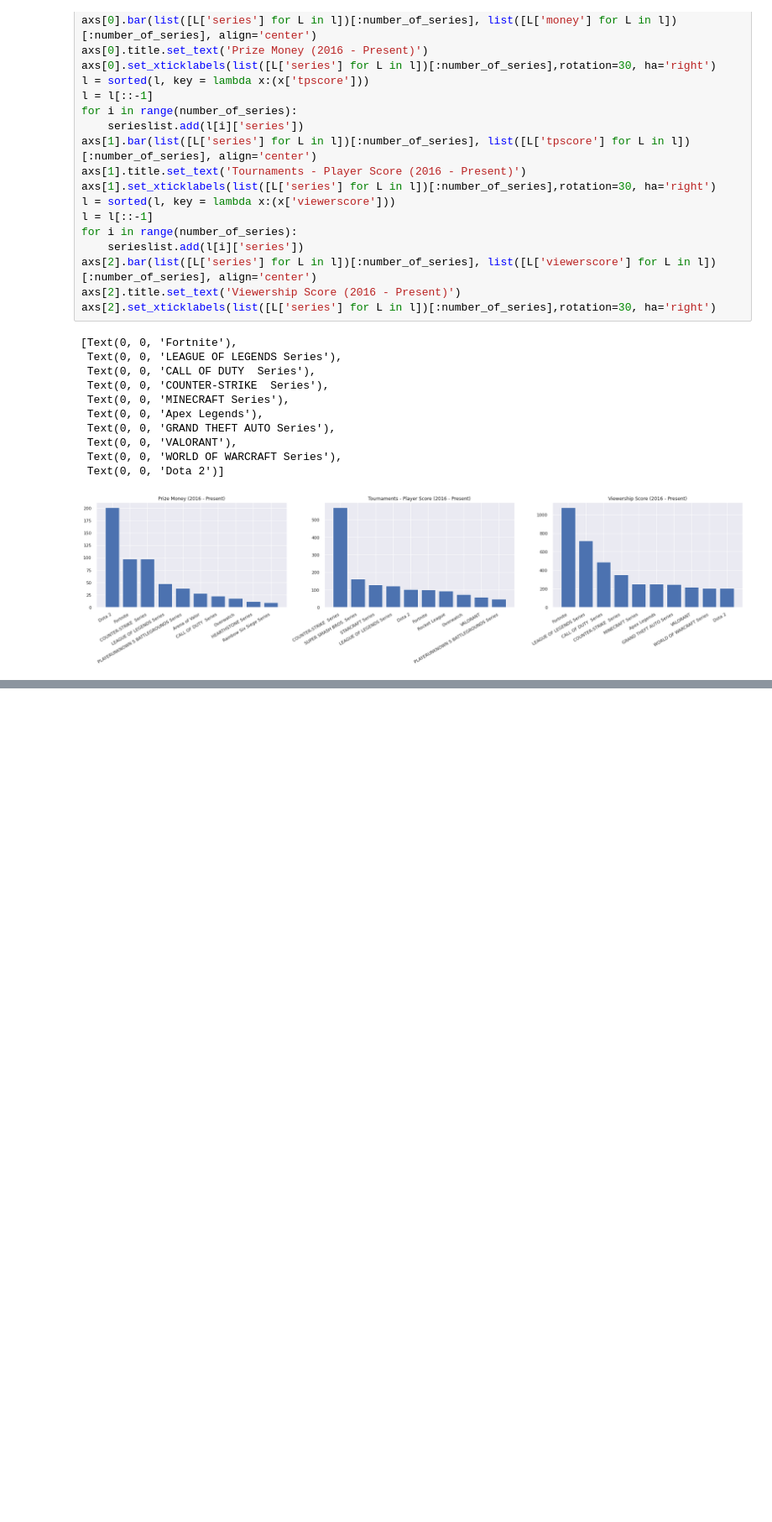
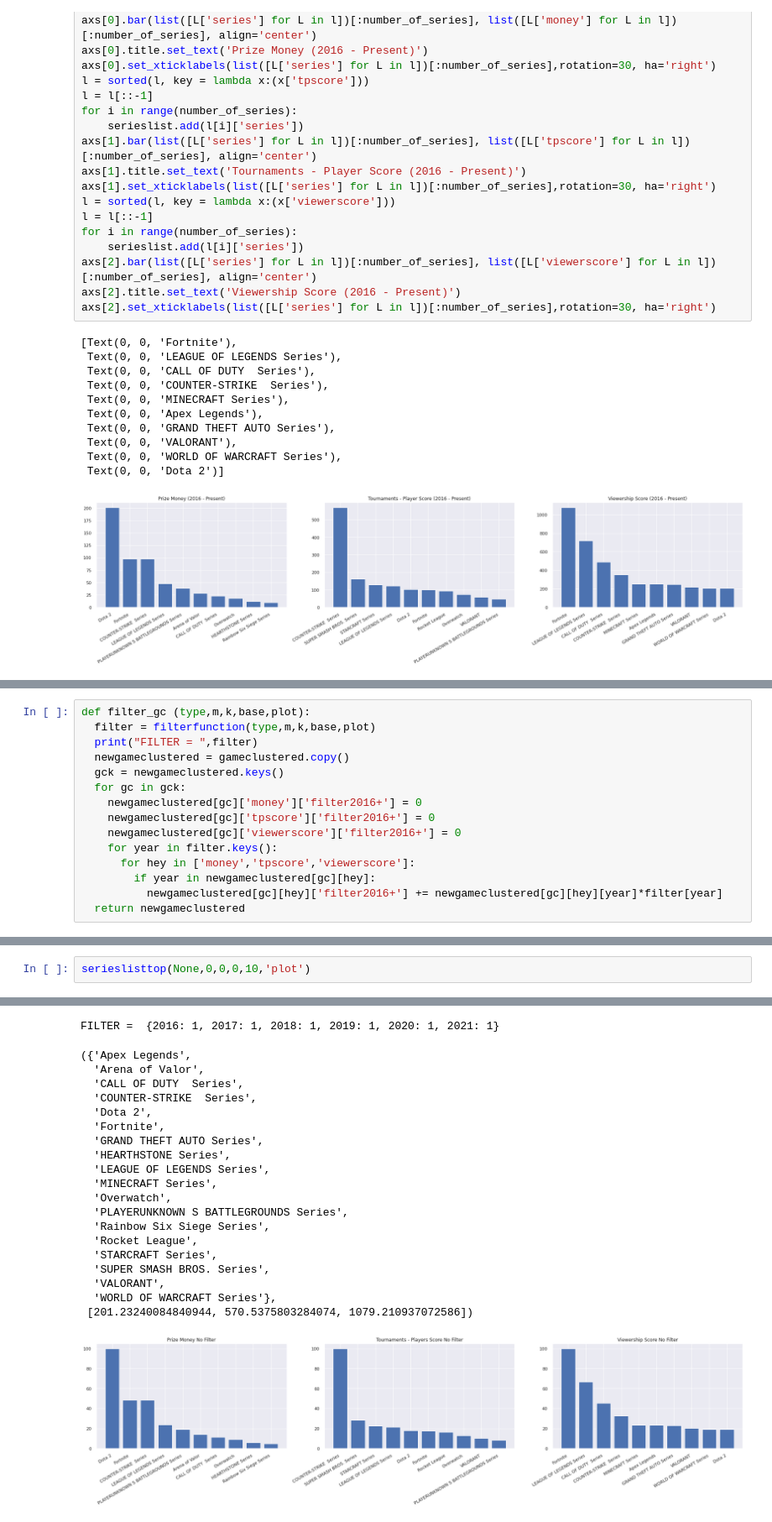
Before and after one commit to markerxz/games-popularity-analysis, a Jupyter notebook: esp.ipynb, the cells around one changed output, grey strips where cells are left out. Shown at 84% size. Drawn from its saved outputs; the diff is of its cells as text; blank space fills up the shorter version.

```diff
--- a/esp.ipynb
+++ b/esp.ipynb
@@ -1411,0 +1467,15 @@ axs[2].set_xticklabels(list([L['series'] for L in l])[:number_of_series],rotatio
+# %%
+def filter_gc (type,m,k,base,plot):
+  filter = filterfunction(type,m,k,base,plot)
+  print("FILTER = ",filter)
+  newgameclustered = gameclustered.copy()
+  gck = newgameclustered.keys()
+  for gc in gck:
+    newgameclustered[gc]['money']['filter2016+'] = 0
+    newgameclustered[gc]['tpscore']['filter2016+'] = 0
+    newgameclustered[gc]['viewerscore']['filter2016+'] = 0
+    for year in filter.keys():
+      for hey in ['money','tpscore','viewerscore']:
+        if year in newgameclustered[gc][hey]:
+          newgameclustered[gc][hey]['filter2016+'] += newgameclustered[gc][hey][year]*filter[year]
+  return newgameclustered
@@ -1411,0 +1549,3 @@ axs[2].set_xticklabels(list([L['series'] for L in l])[:number_of_series],rotatio
+# %%
+serieslisttop(None,0,0,0,10,'plot')
+# %% [output]
@@ -1411,0 +1553,21 @@ axs[2].set_xticklabels(list([L['series'] for L in l])[:number_of_series],rotatio
+FILTER =  {2016: 1, 2017: 1, 2018: 1, 2019: 1, 2020: 1, 2021: 1}
+({'Apex Legends',
+  'Arena of Valor',
+  'CALL OF DUTY  Series',
+  'COUNTER-STRIKE  Series',
+  'Dota 2',
+  'Fortnite',
+  'GRAND THEFT AUTO Series',
+  'HEARTHSTONE Series',
+  'LEAGUE OF LEGENDS Series',
+  'MINECRAFT Series',
+  'Overwatch',
+  'PLAYERUNKNOWN S BATTLEGROUNDS Series',
+  'Rainbow Six Siege Series',
+  'Rocket League',
+  'STARCRAFT Series',
+  'SUPER SMASH BROS. Series',
+  'VALORANT',
+  'WORLD OF WARCRAFT Series'},
+ [201.23240084840944, 570.5375803284074, 1079.210937072586])
+[figure, added]
```
Also changed, not shown: parts of 9 cells of this notebook.
